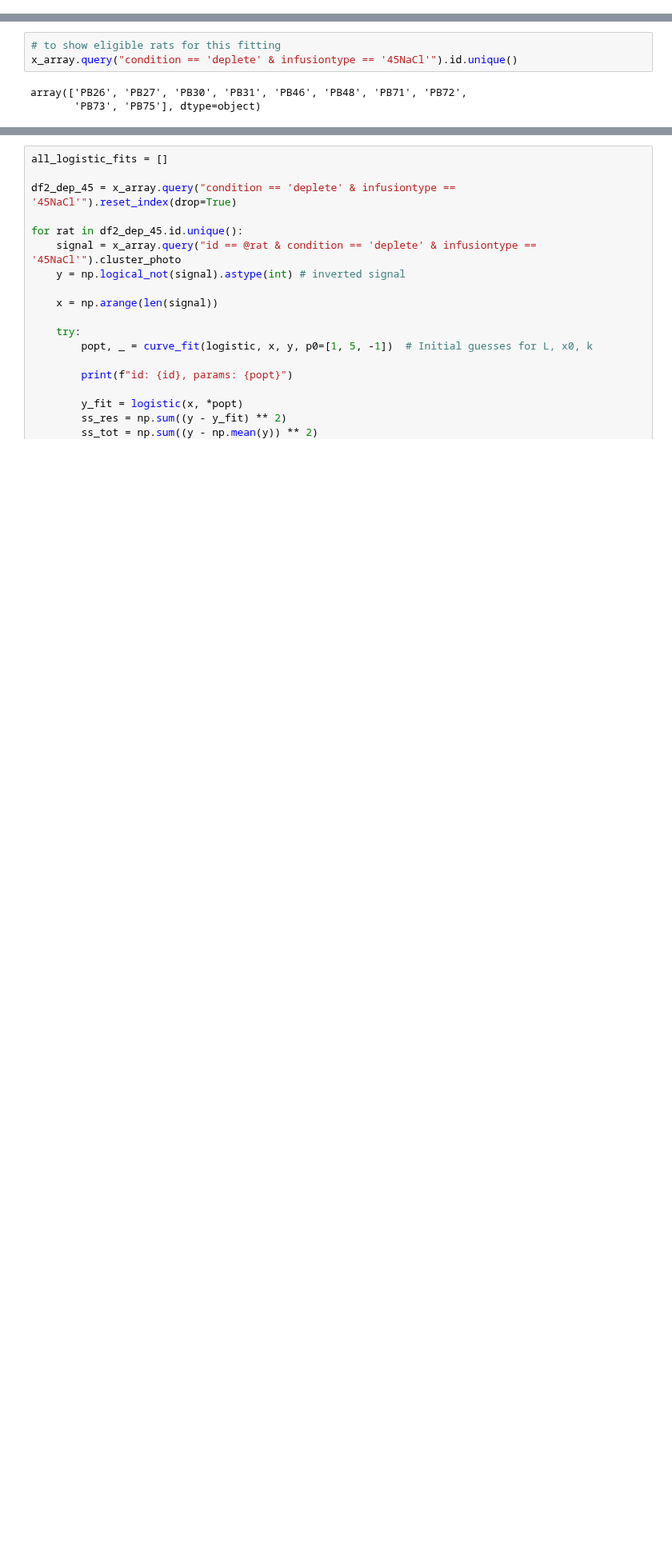
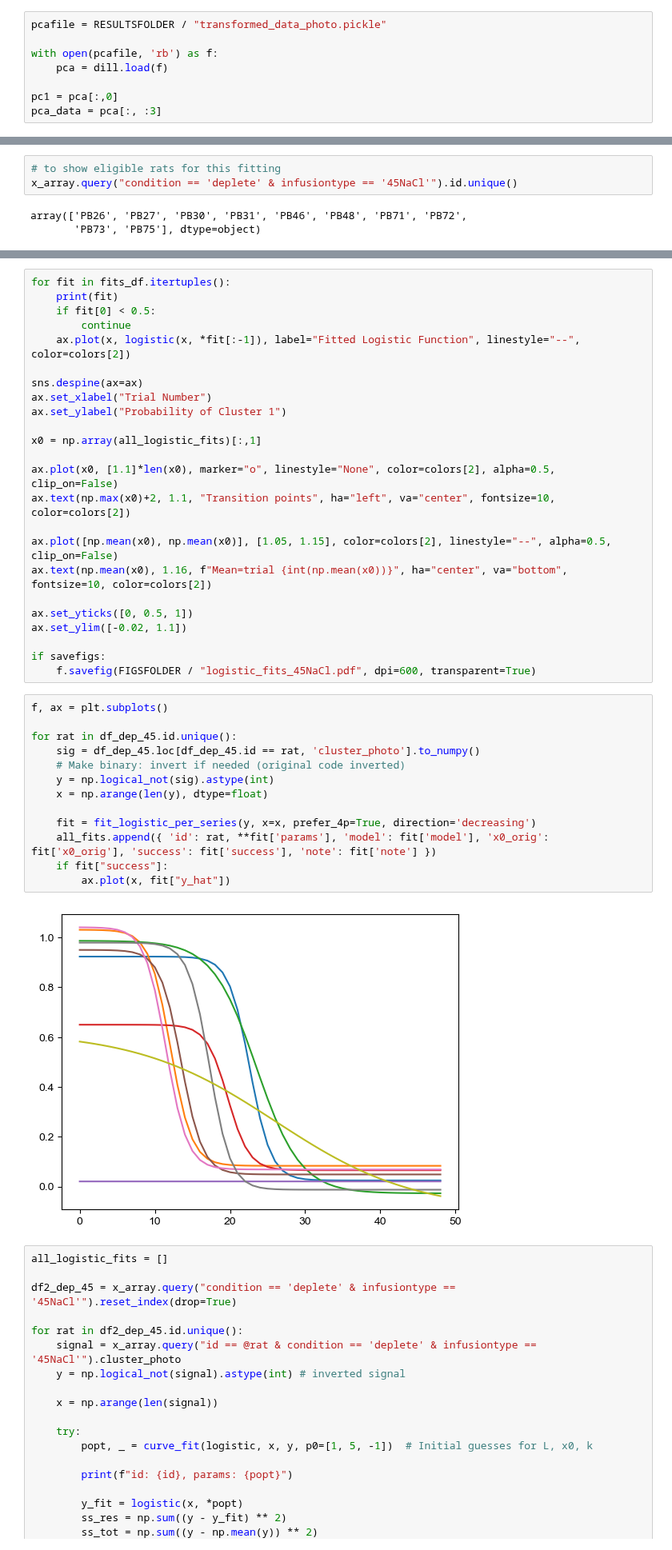
Before and after one commit to jaimemcc/bazzino, a Jupyter notebook: notebooks/find_sigmoidal_transitions.ipynb, the cells around one changed output, grey strips where cells are left out. Shown at 80% size. Cells and saved outputs as stored; diff of their text form; blank space fills up the shorter version.

```diff
--- a/notebooks/find_sigmoidal_transitions.ipynb
+++ b/notebooks/find_sigmoidal_transitions.ipynb
@@ -28,3 +32,11 @@ with open(DATAFOLDER / "bazzino_data_for_frejus.pickle", "rb") as f:
 x_array = data["x_array"]
 snips_photo = data["snips_photo"]
 snips_vel = data["snips_vel"]
+# %%
+pcafile = RESULTSFOLDER / "transformed_data_photo.pickle"
+
+with open(pcafile, 'rb') as f:
+    pca = dill.load(f)
+
+pc1 = pca[:,0]
+pca_data = pca[:, :3]
@@ -75,3 +274,42 @@ Fitted parameters: [ 0.94879018 12.04737439  0.14658649]
+# %%
+for fit in fits_df.itertuples():
+    print(fit)
+    if fit[0] < 0.5:
+        continue
+    ax.plot(x, logistic(x, *fit[:-1]), label="Fitted Logistic Function", linestyle="--", color=colors[2])
+
+sns.despine(ax=ax)
+ax.set_xlabel("Trial Number")
+ax.set_ylabel("Probability of Cluster 1")
+
+x0 = np.array(all_logistic_fits)[:,1]
+
+ax.plot(x0, [1.1]*len(x0), marker="o", linestyle="None", color=colors[2], alpha=0.5, clip_on=False)
+ax.text(np.max(x0)+2, 1.1, "Transition points", ha="left", va="center", fontsize=10, color=colors[2])
+
+ax.plot([np.mean(x0), np.mean(x0)], [1.05, 1.15], color=colors[2], linestyle="--", alpha=0.5, clip_on=False)
+ax.text(np.mean(x0), 1.16, f"Mean=trial {int(np.mean(x0))}", ha="center", va="bottom", fontsize=10, color=colors[2])
+
+ax.set_yticks([0, 0.5, 1])
+ax.set_ylim([-0.02, 1.1])
+
+if savefigs:
+    f.savefig(FIGSFOLDER / "logistic_fits_45NaCl.pdf", dpi=600, transparent=True)
+# %%
+f, ax = plt.subplots()
+
+for rat in df_dep_45.id.unique():
+    sig = df_dep_45.loc[df_dep_45.id == rat, 'cluster_photo'].to_numpy()
+    # Make binary: invert if needed (original code inverted)
+    y = np.logical_not(sig).astype(int)
+    x = np.arange(len(y), dtype=float)
+
+    fit = fit_logistic_per_series(y, x=x, prefer_4p=True, direction='decreasing')
+    all_fits.append({ 'id': rat, **fit['params'], 'model': fit['model'], 'x0_orig': fit['x0_orig'], 'success': fit['success'], 'note': fit['note'] })
+    if fit["success"]:
+        ax.plot(x, fit["y_hat"])
+# %% [output]
+[figure, added]
 # %%
 all_logistic_fits = []
 
```
Also changed, not shown: parts of 13 cells of this notebook.
